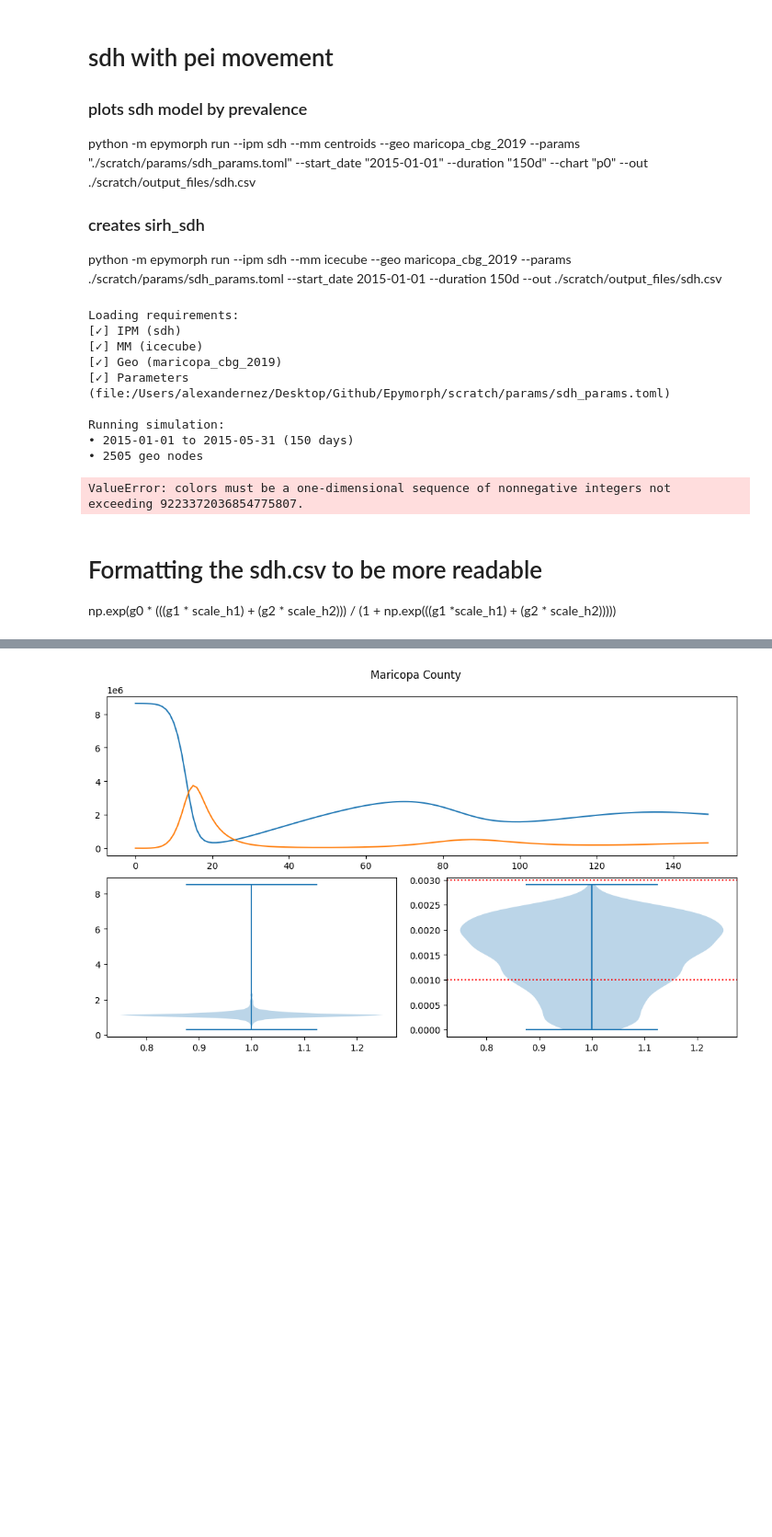
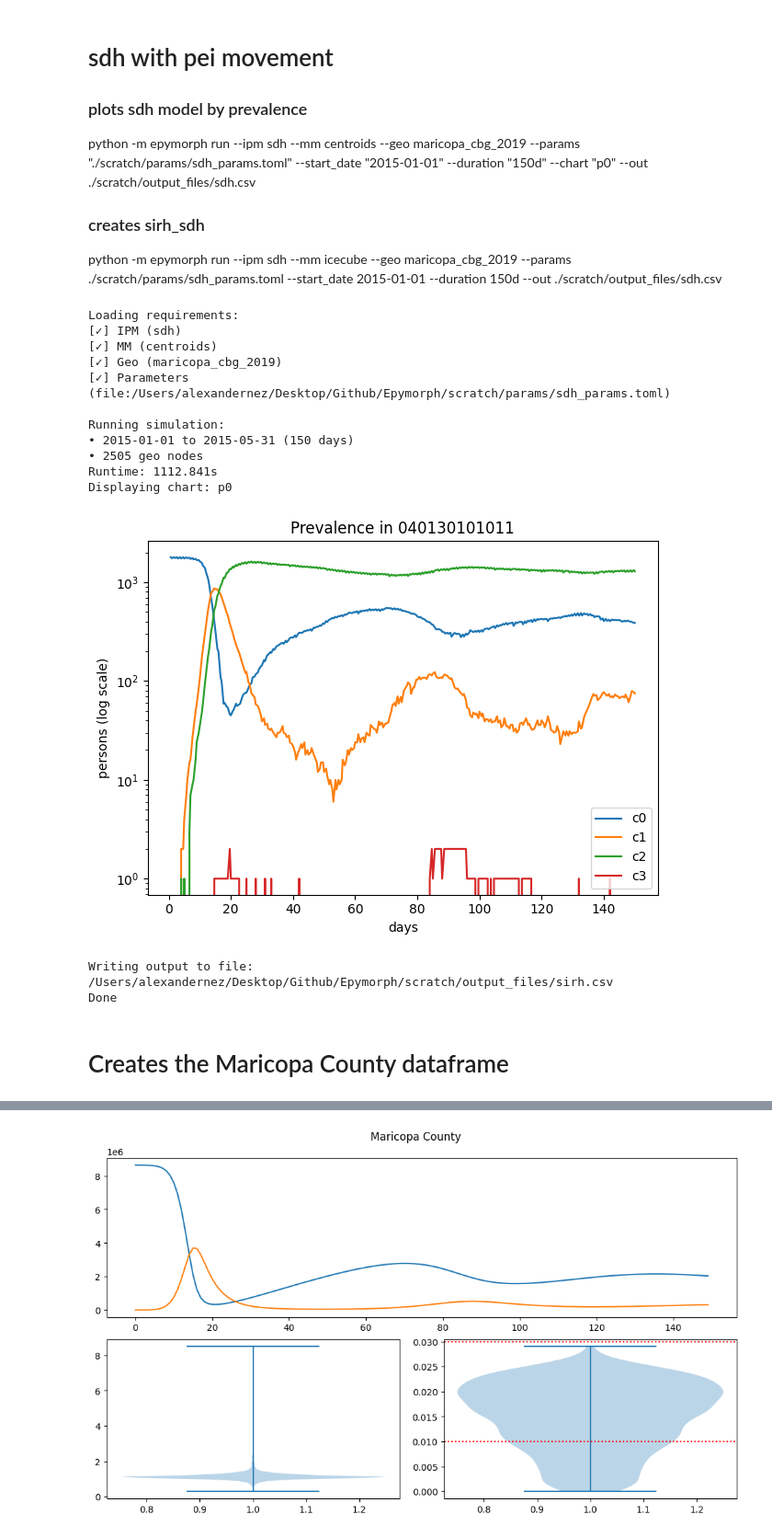
Before and after one commit to NAU-CCL/Epymorph, a Jupyter notebook: doc/devlog/sdh.ipynb, the cells around one changed output, grey strips where cells are left out. Shown at 92% size. Saved outputs shown, nothing was run; the diff lists cells and outputs as text; code cells hidden in the pictures; blank space fills up the shorter version.

```diff
--- a/doc/devlog/sdh.ipynb
+++ b/doc/devlog/sdh.ipynb
@@ -54,26 +51,29 @@ maricopa = gpd.read_file(geo)
 # %%
 exit_code = run(
     ipm_name = 'sdh',
     mm_name = 'centroids',
     geo_name = 'maricopa_cbg_2019',
     start_date_str = '2015-01-01',
     duration_str = '150d',
     params_path = f"{dir}/params/sdh_params.toml",
-    out_path = None,
+    out_path = f"{dir}/output_files/sirh.csv",
     chart = 'p0',
     profiling=False
 )
 # %% [output]
 Loading requirements:
 [✓] IPM (sdh)
-[✓] MM (icecube)
+[✓] MM (centroids)
 [✓] Geo (maricopa_cbg_2019)
 [✓] Parameters (file:/Users/alexandernez/Desktop/Github/Epymorph/scratch/params/sdh_params.toml)
 
 Running simulation:
 • 2015-01-01 to 2015-05-31 (150 days)
 • 2505 geo nodes
+Runtime: 1112.841s
+Displaying chart: p0
+[figure, added]
-ValueError: colors must be a one-dimensional sequence of nonnegative integers not exceeding 9223372036854775807.
+Writing output to file: /Users/alexandernez/Desktop/Github/Epymorph/scratch/output_files/sirh.csv
+Done
-# %% [markdown]
-# Formatting the sdh.csv to be more readable
-np.exp(g0 * (((g1 * scale_h1) + (g2 * scale_h2))) / (1 + np.exp(((g1 *scale_h1) + (g2 * scale_h2)))))
+# %% [markdown]
+# Creates the Maricopa County dataframe
```
Also changed, not shown: parts of 19 cells of this notebook, 1 other file.
